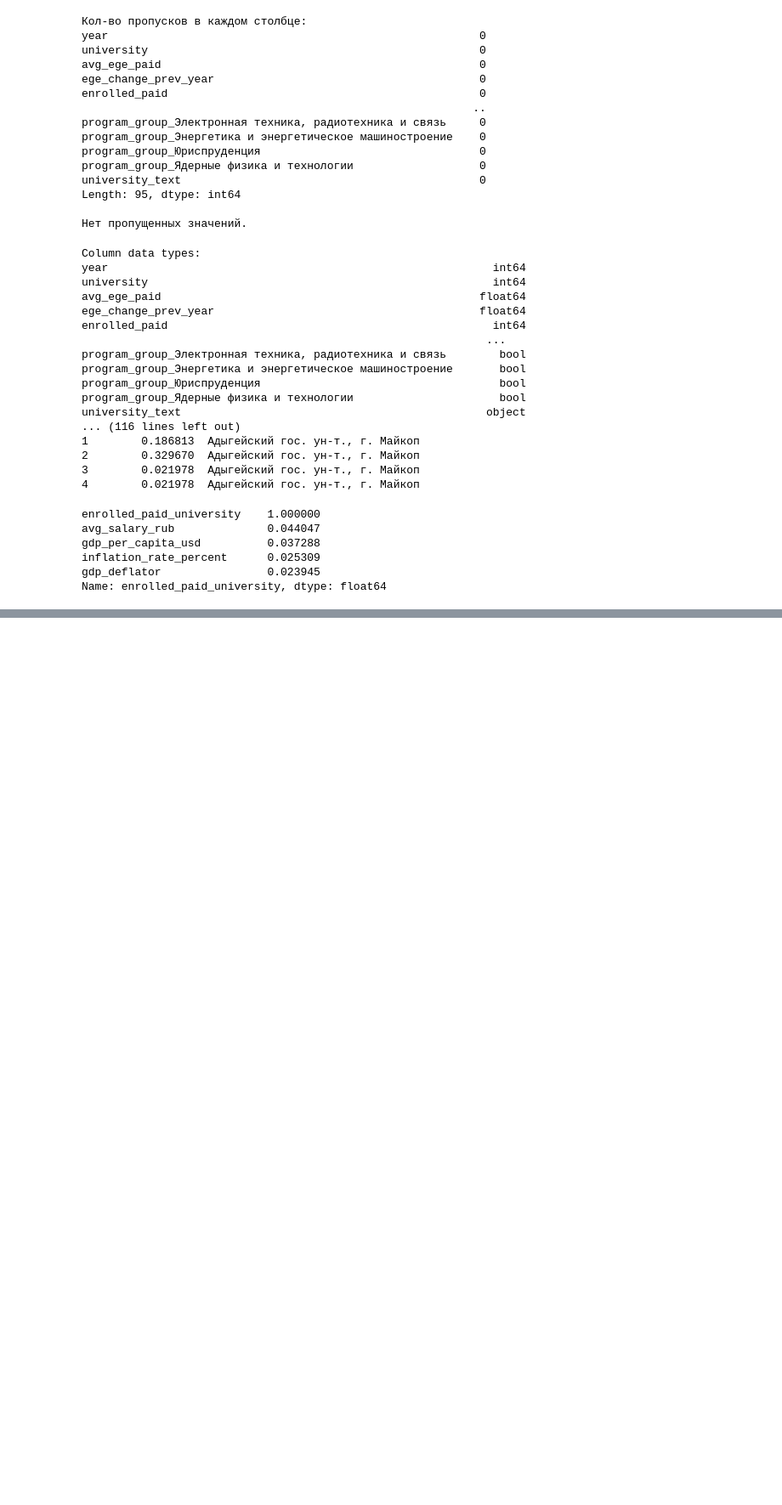
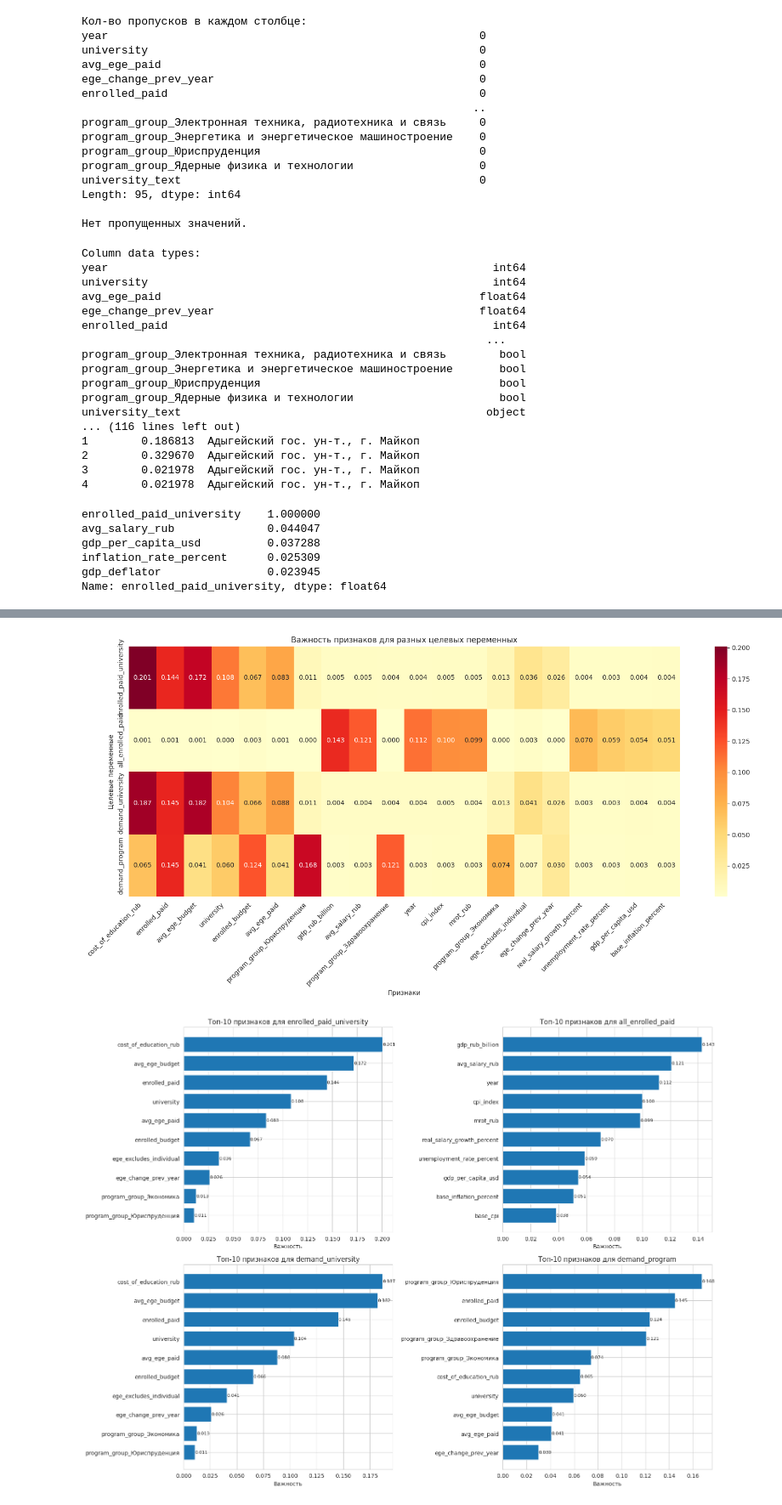
Before and after one commit to soggetto-ventuno/Qualifying_work, a Jupyter notebook: clean_and_prepare_data.ipynb, the cells around one changed output, grey strips where cells are left out. Shown at 85% size. Drawn from its saved outputs; the diff is of its cells as text; code cells hidden in the pictures; blank space fills up the shorter version.

Commit message:
rf analysis of import features for target variables
plotting graphs

specific features

```diff
--- a/clean_and_prepare_data.ipynb
+++ b/clean_and_prepare_data.ipynb
@@ -544,0 +705,66 @@ Name: enrolled_paid_university, dtype: float64
+# %%
+
+# визуализация
+# 1. Heatmap важности признаков
+plt.figure(figsize=(16, 8))
+sns.heatmap(top_features.iloc[:, :-1].T, annot=True, fmt='.3f', cmap='YlOrRd')
+plt.title('Важность признаков для разных целевых переменных')
+plt.xlabel('Признаки')
+plt.ylabel('Целевые переменные')
+plt.xticks(rotation=45, ha='right')
+plt.tight_layout()
+plt.show()
+
+# 2. Bar plots для каждой целевой переменной (отдельно)
+fig, axes = plt.subplots(2, 2, figsize=(16, 12))
+axes = axes.flatten()
+
+for i, (target, result) in enumerate(results.items()):
+    ax = axes[i]
+    top_10 = result['feature_importance'].head(10)
+    bars = ax.barh(range(len(top_10)), top_10['importance'])
+    ax.set_yticks(range(len(top_10)))
+    ax.set_yticklabels(top_10['feature'])
+    ax.set_xlabel('Важность')
+    ax.set_title(f'Топ-10 признаков для {target}')
+    ax.invert_yaxis()
+
+    # добавление значений на бары
+    for j, bar in enumerate(bars):
+        width = bar.get_width()
+        ax.text(width, bar.get_y() + bar.get_height()/2,
+                f'{width:.3f}', ha='left', va='center', fontsize=8)
+
+plt.tight_layout()
+plt.show()
+
+# сводка метрик качества
+print(f"\n{'='*80}")
+print("СВОДКА МЕТРИК КАЧЕСТВА МОДЕЛЕЙ")
+print(f"{'='*80}")
+
+metrics_summary = pd.DataFrame()
+for target, result in results.items():
+    metrics_summary[target] = pd.Series(result['test_metrics'])
+
+print("\nМетрики на тестовой выборке:")
+print(metrics_summary.round(6))
+
+# анализ корреляций между целевыми переменными
+print(f"\n{'='*80}")
+print("КОРРЕЛЯЦИОННЫЙ АНАЛИЗ ЦЕЛЕВЫХ ПЕРЕМЕННЫХ")
+print(f"{'='*80}")
+
+target_corr = df[target_variables].corr()
+print("\nКорреляционная матрица целевых переменных:")
+print(target_corr.round(4))
+
+plt.figure(figsize=(8, 6))
+sns.heatmap(target_corr, annot=True, cmap='coolwarm', center=0,
+            square=True, fmt='.3f')
+plt.title('Корреляции между целевыми переменными')
+plt.tight_layout()
+plt.show()
+# %% [output]
+[figure, added]
+[figure, added]
```
Also changed, not shown: parts of 4 cells of this notebook.
